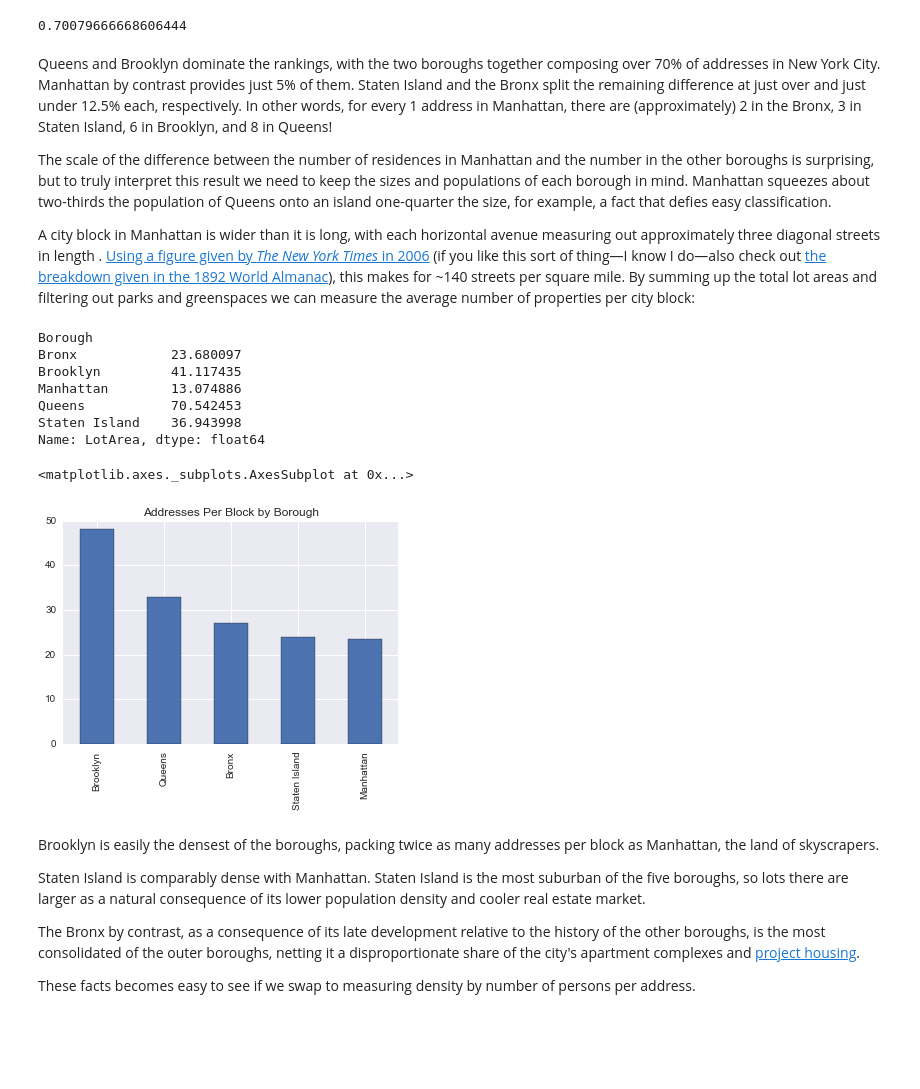
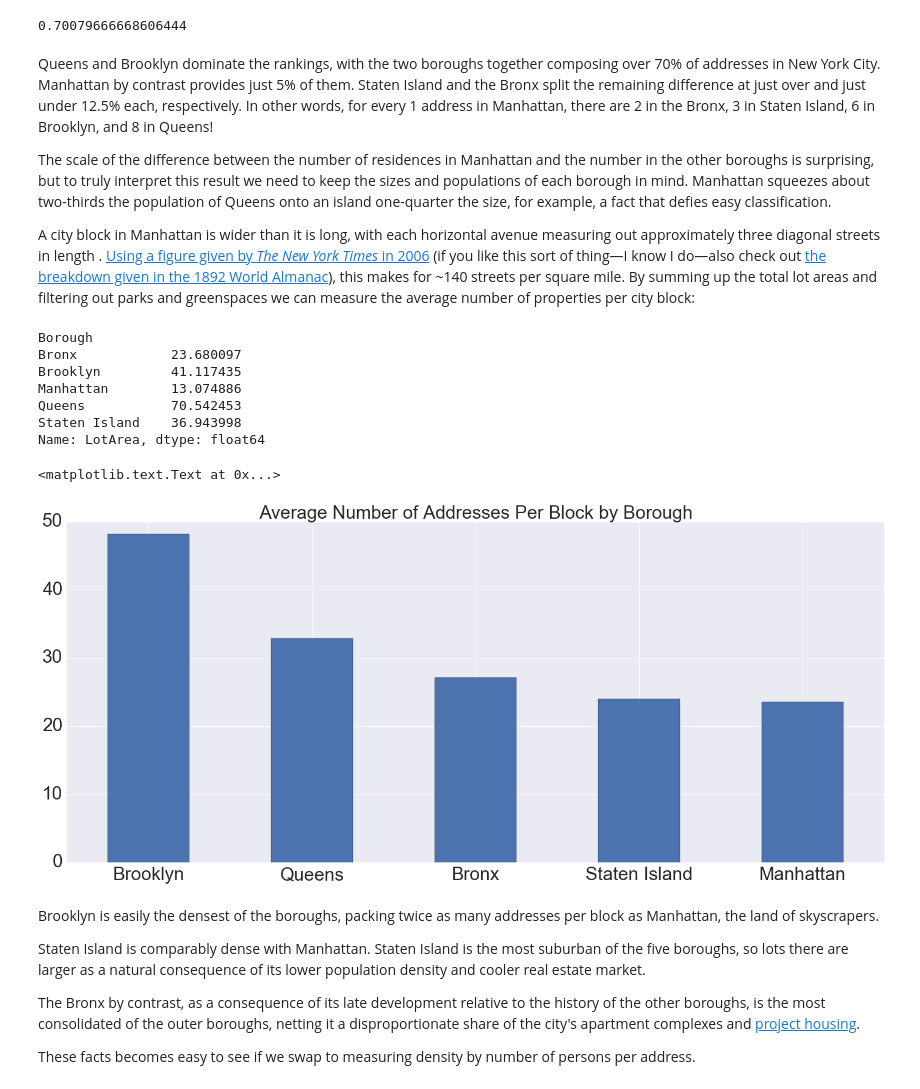
Before and after one commit to ResidentMario/nyc-buildings, a Jupyter notebook: address-data-visualization.ipynb, the cells around one changed output. Saved outputs shown, nothing was run; the diff lists cells and outputs as text; code cells hidden in the pictures; blank space fills up the shorter version.

```diff
--- a/address-data-visualization.ipynb
+++ b/address-data-visualization.ipynb
@@ -47,7 +49,7 @@ pluto['Borough'].value_counts()[['Queens', 'Brooklyn']].sum() / pluto['Borough']
 # %% [output]
 0.70079666668606444
 # %% [markdown]
-Queens and Brooklyn dominate the rankings, with the two boroughs together composing over 70% of addresses in New York City. Manhattan by contrast provides just 5% of them. Staten Island and the Bronx split the remaining difference at just over and just under 12.5% each, respectively. In other words, for every 1 address in Manhattan, there are (approximately) 2 in the Bronx, 3 in Staten Island, 6 in Brooklyn, and 8 in Queens!
+Queens and Brooklyn dominate the rankings, with the two boroughs together composing over 70% of addresses in New York City. Manhattan by contrast provides just 5% of them. Staten Island and the Bronx split the remaining difference at just over and just under 12.5% each, respectively. In other words, for every 1 address in Manhattan, there are 2 in the Bronx, 3 in Staten Island, 6 in Brooklyn, and 8 in Queens!
 
 The scale of the difference between the number of residences in Manhattan and the number in the other boroughs is surprising, but to truly interpret this result we need to keep the sizes and populations of each borough in mind. Manhattan squeezes about two-thirds the population of Queens onto an island one-quarter the size, for example, a fact that defies easy classification.
 
@@ -78,23 +80,25 @@ Name: LotArea, dtype: float64
 # %%
 # boroughs = pd.DataFrame({'borough': ['Manhattan', 'Bronx', 'Brooklyn', 'Queens', 'Staten Island'],
 #                          'population': [1636268, 1438159, 2621793, 2321580, 473279],
 #                          'area': [23, 42, 71, 109, 58]}).set_index('borough')
 
 # NEED TO ANNOTATE THESE LATER:
 # http://stackoverflow.com/questions/25447700/annotate-bars-with-values-on-pandas-bar-plots
 # DO IT!
 
 boroughs = pd.DataFrame({'population': [1636268, 1438159, 2621793, 2321580, 473279],
                          'area': lot_areas},
                          index=lot_areas.index)
 
 address_data = (pluto['Borough'].value_counts().sort_index() /
                 boroughs['area'].sort_index()
                 / 140).sort_values(ascending=False)
-address_data.plot(kind='bar', title='Addresses Per Block by Borough')
+ax = address_data.plot(kind='bar', figsize=(24, 10), fontsize=30)
+ax.set_xticklabels(ax.get_xticklabels(), fontsize=30, ha='center', rotation=0)
+ax.set_title("Average Number of Addresses Per Block by Borough", fontsize=30)
 # %% [output]
-<matplotlib.axes._subplots.AxesSubplot at 0x...>
+<matplotlib.text.Text at 0x...>
-[figure, old version]
+[figure, new version]
 # %% [markdown]
 Brooklyn is easily the densest of the boroughs, packing twice as many addresses per block as Manhattan, the land of skyscrapers.
 
```
Also changed, not shown: parts of 12 cells of this notebook.
